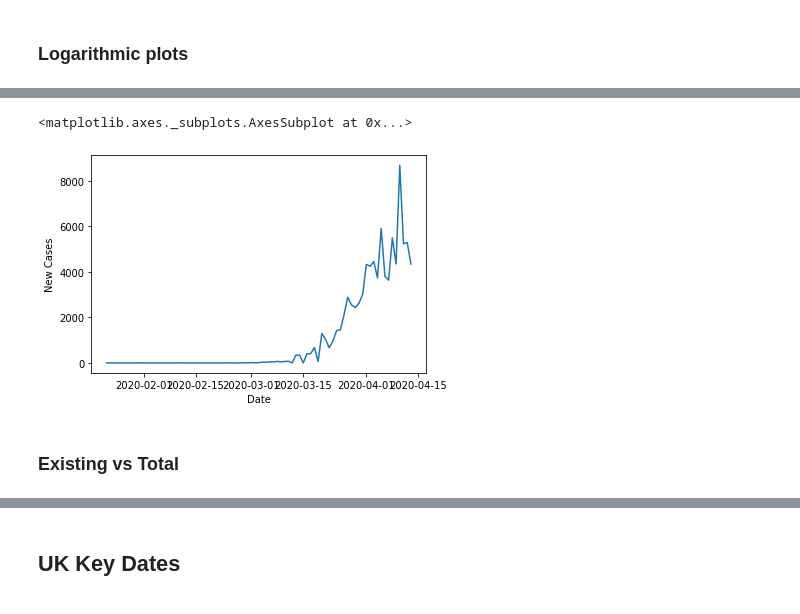
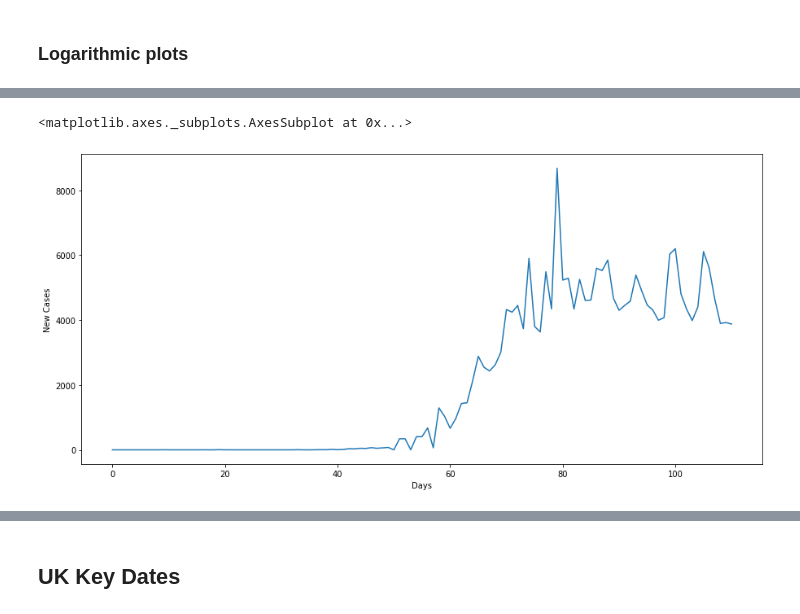
Before and after one commit to jireland88/covid_19_analysis, a Jupyter notebook: UK Covid-19 Analysis.ipynb, the cells around one changed output, grey strips where cells are left out. Drawn from its saved outputs; the diff is of its cells as text; code cells hidden in the pictures.

```diff
--- a/UK Covid-19 Analysis.ipynb
+++ b/UK Covid-19 Analysis.ipynb
@@ -50,14 +62,17 @@ sns.lineplot(x='Date', y='value', hue='variable', data=pd.melt(df_uk_log, ['Date
 # %%
 df_new_cases = pd.concat([df_uk["Confirmed Cases"], df_uk["Confirmed Cases"].shift(1)], axis=1, sort=False, keys=["cases", "shifted"])
 df_new_cases = df_new_cases.fillna(0)
 
 df_new_cases["new"] = df_new_cases["cases"] - df_new_cases["shifted"]
 
 df_uk["New Cases"] = df_new_cases["new"]
 
-sns.lineplot(x='Date', y='New Cases', data=df_uk)
+
+df_uk = df_uk.reset_index()
+df_uk["Days"] = df_uk.index
+
+plt.figure(figsize=(15,7))
+sns.lineplot(x='Days', y='New Cases', data=df_uk)
 # %% [output]
 <matplotlib.axes._subplots.AxesSubplot at 0x...>
-[figure, old version]
+[figure, new version]
-# %% [markdown]
-### Existing vs Total
```
Also changed, not shown: parts of 39 cells of this notebook.
